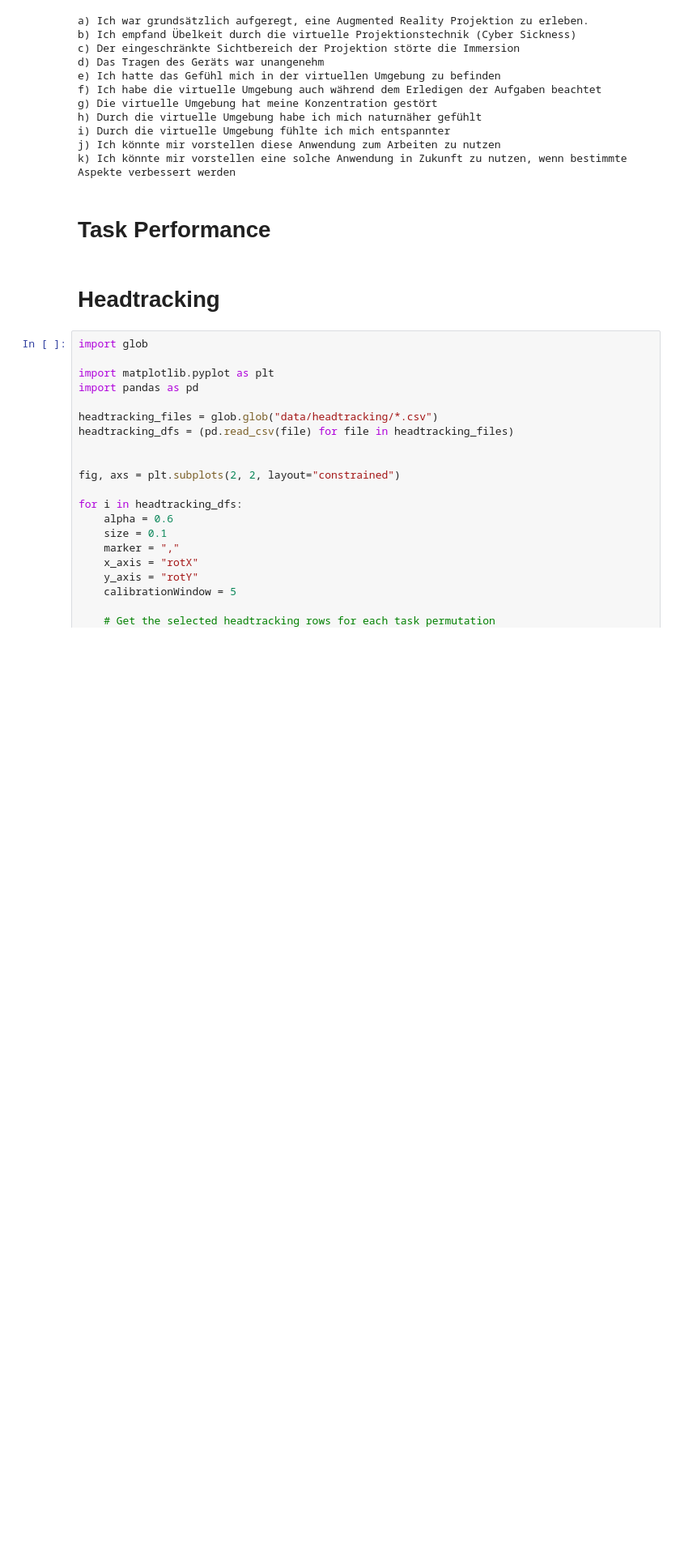
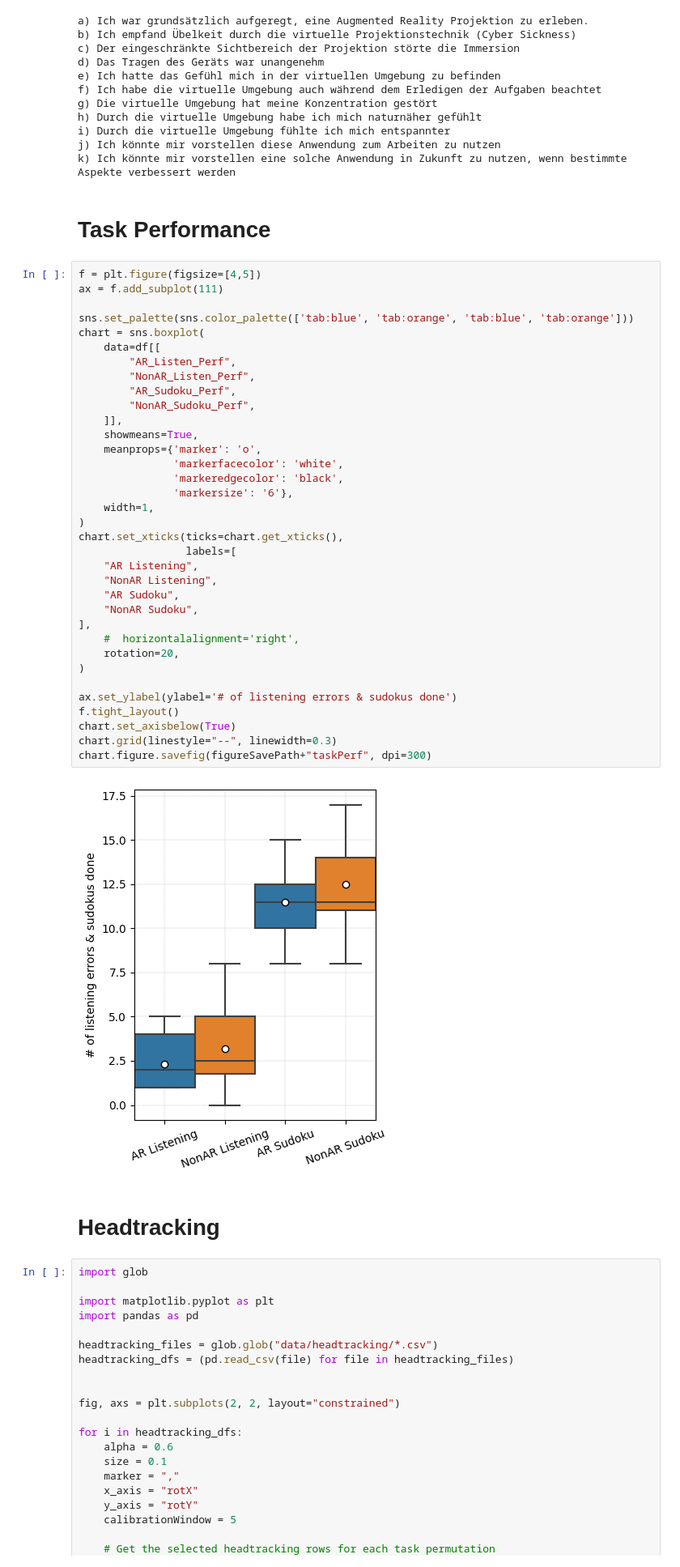
Before and after one commit to BrunoBerger/Zen-Office, a Jupyter notebook: Auswertung/plots.ipynb, the cells around one changed output. Shown: that part at 81% size. Saved outputs shown, nothing was run; the diff lists cells and outputs as text; blank space fills up the shorter version.

```diff
--- a/Auswertung/plots.ipynb
+++ b/Auswertung/plots.ipynb
@@ -193,6 +205,43 @@ j) Ich könnte mir vorstellen diese Anwendung zum Arbeiten zu nutzen
 k) Ich könnte mir vorstellen eine solche Anwendung in Zukunft zu nutzen, wenn bestimmte Aspekte verbessert werden
 # %% [markdown]
 # Task Performance
+# %%
+f = plt.figure(figsize=[4,5])
+ax = f.add_subplot(111)
+
+sns.set_palette(sns.color_palette(['tab:blue', 'tab:orange', 'tab:blue', 'tab:orange']))
+chart = sns.boxplot(
+    data=df[[
+        "AR_Listen_Perf",
+        "NonAR_Listen_Perf",
+        "AR_Sudoku_Perf",
+        "NonAR_Sudoku_Perf",
+    ]],
+    showmeans=True,
+    meanprops={'marker': 'o',
+               'markerfacecolor': 'white',
+               'markeredgecolor': 'black',
+               'markersize': '6'},
+    width=1,
+)
+chart.set_xticks(ticks=chart.get_xticks(),
+                 labels=[
+    "AR Listening",
+    "NonAR Listening",
+    "AR Sudoku",
+    "NonAR Sudoku",
+],
+    #  horizontalalignment='right',
+    rotation=20,
+)
+
+ax.set_ylabel(ylabel='# of listening errors & sudokus done')
+f.tight_layout()
+chart.set_axisbelow(True)
+chart.grid(linestyle="--", linewidth=0.3)
+chart.figure.savefig(figureSavePath+"taskPerf", dpi=300)
+# %% [output]
+[figure, added]
 # %% [markdown]
 # Headtracking
 # %%
```
Also changed, not shown: parts of 7 cells of this notebook, 4 other files.
